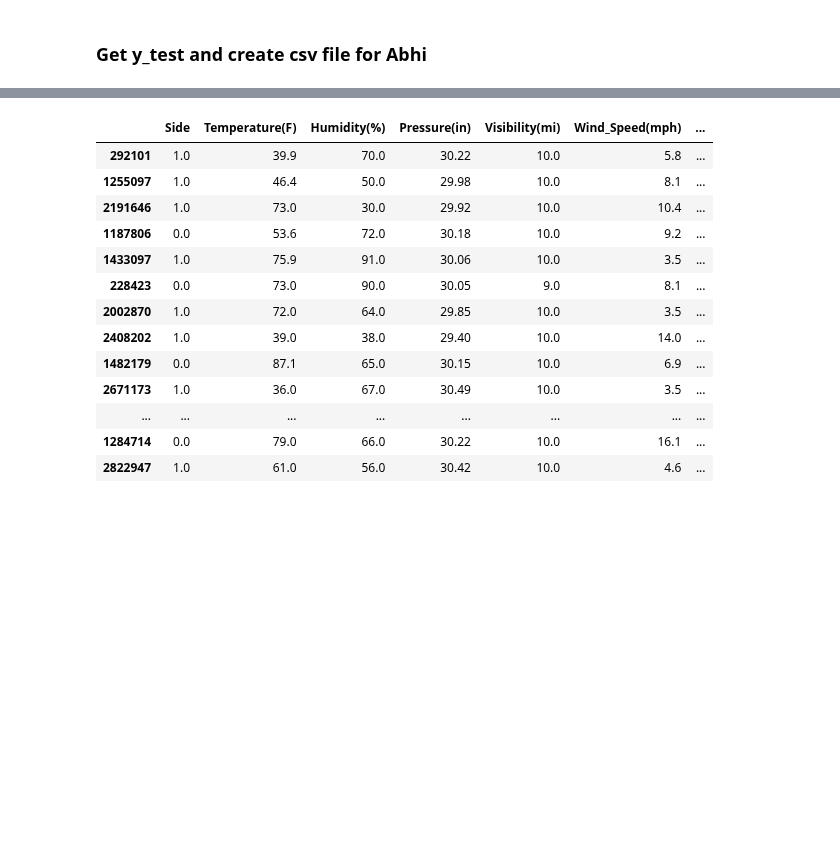
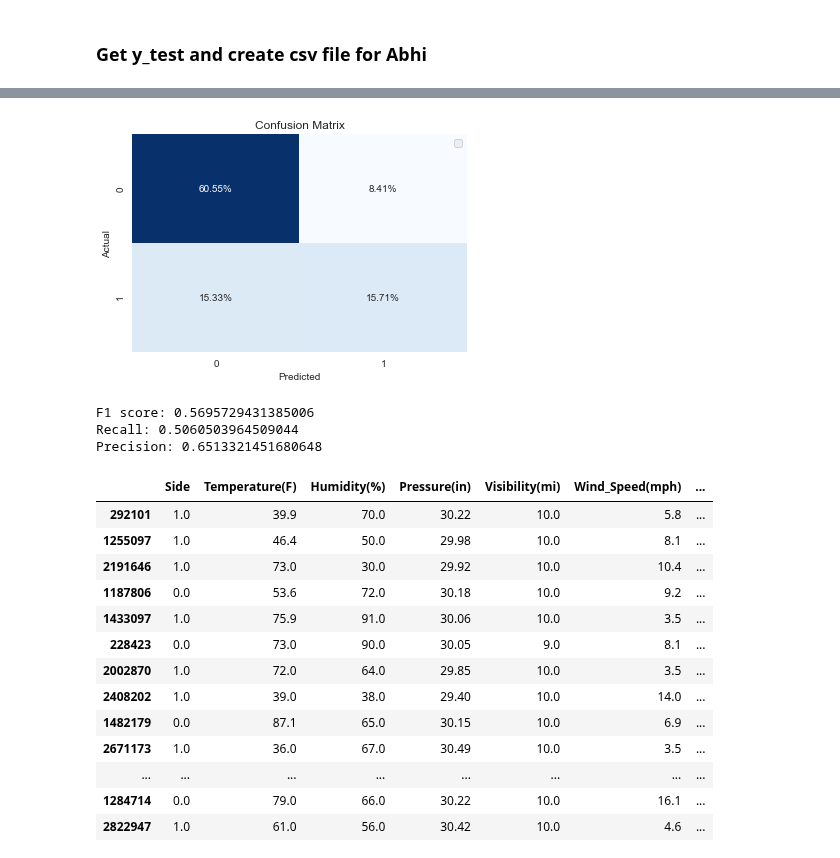
Before and after one commit to Abhilash240800/FinalProject_USAccidents, a Jupyter notebook: Jupyter Notebooks/NeuralNet_v2.ipynb, the cells around one changed output, grey strips where cells are left out. Saved outputs shown, nothing was run; the diff lists cells and outputs as text; code cells hidden in the pictures; blank space fills up the shorter version.

```diff
--- a/Jupyter Notebooks/NeuralNet_v2.ipynb
+++ b/Jupyter Notebooks/NeuralNet_v2.ipynb
@@ -945,8 +897,7 @@ def transform(X):
     X = pd.concat([X, oh], axis=1)
     X = X.drop(cat_cols, axis=1)
 
-    scaler=MinMaxScaler(feature_range=(0,1))
-    nums_scaled = scaler.fit_transform(X[num_cols])
+    nums_scaled = RobustScaler(quantile_range=(25, 75)).fit_transform(X[num_cols])
 
     return np.concatenate([nums_scaled, X.drop(num_cols, axis=1).values], axis=1)
 # %%
@@ -998,3 +941,37 @@ model.evaluate(X_train_transformed, y_train)
+# %%
+y_preds = model.predict(X_test_transformed)
+y_preds = [0 if i[0]<0.5 else 1 for i in y_preds] #Convert to 0 and 1
+
+test_acc = accuracy_score(y_test, y_preds)
+
+print("\nTrain accuracy: ", model.evaluate(X_train_transformed, y_train)[1])
+print("Test Accuracy:", test_acc)
+
+cm=confusion_matrix(y_test,y_preds)
+cm = pd.DataFrame(cm, index = [i for i in "01"],
+                      columns = [i for i in "01"])
+cm.index.name = 'Actual'
+cm.columns.name = 'Predicted'
+sns.heatmap(cm, annot=True,
+                cmap='Blues', cbar=False, fmt="d")
+plt.show()
+
+
+sns.heatmap(cm/len(X_test), annot=True,
+            fmt='.2%', cmap='Blues', cbar=False)
+plt.title("Confusion Matrix")
+# plt.legend([0,1], ['Low Severity', 'High Severity'])
+plt.show()
+# %% [output]
+[figure, added]
+# %%
+print('F1 score:', f1_score(y_test, y_preds))
+print('Recall:', recall_score(y_test, y_preds))
+print('Precision:', precision_score(y_test, y_preds))
+# %% [output]
+F1 score: 0.5695729431385006
+Recall: 0.5060503964509044
+Precision: 0.6513321451680648
 # %%
 # Save the result
 result = pd.concat([X_test, y_test], axis=1)
```
Also changed, not shown: parts of 14 cells of this notebook.
